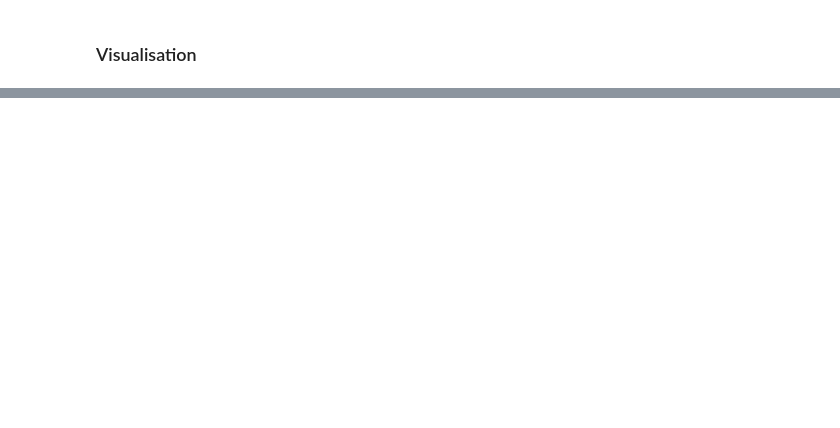
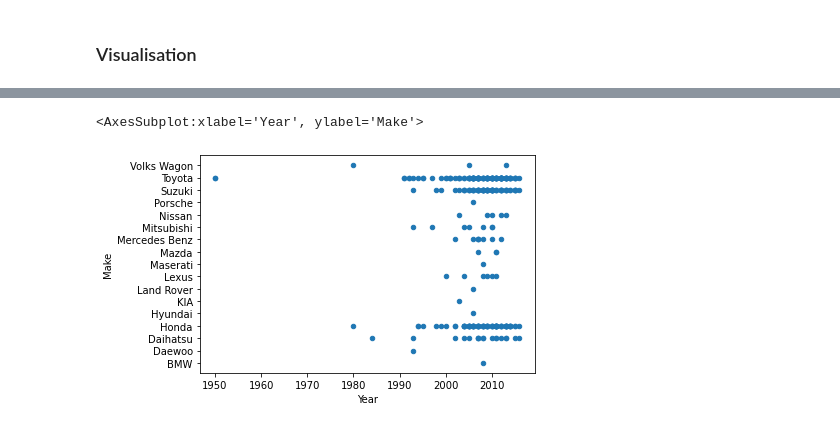
Before and after one commit to halodevelopers/deep_learning_and_machine_learning, a Jupyter notebook: learning/car_predictions/car_prediction.ipynb, the cells around one changed output, grey strips where cells are left out. Cells and saved outputs as stored; diff of their text form; code cells hidden in the pictures; blank space fills up the shorter version.

Commit message:
data visualisation

```diff
--- a/learning/car_predictions/car_prediction.ipynb
+++ b/learning/car_predictions/car_prediction.ipynb
@@ -75,0 +80,6 @@ dataset.head()
+# %%
+# Year vs price
+dataset.plot(kind = 'scatter', x = 'Year', y = 'Make')
+# %% [output]
+<AxesSubplot:xlabel='Year', ylabel='Make'>
+[figure, added]
```
Also changed, not shown: parts of 5 cells of this notebook.
